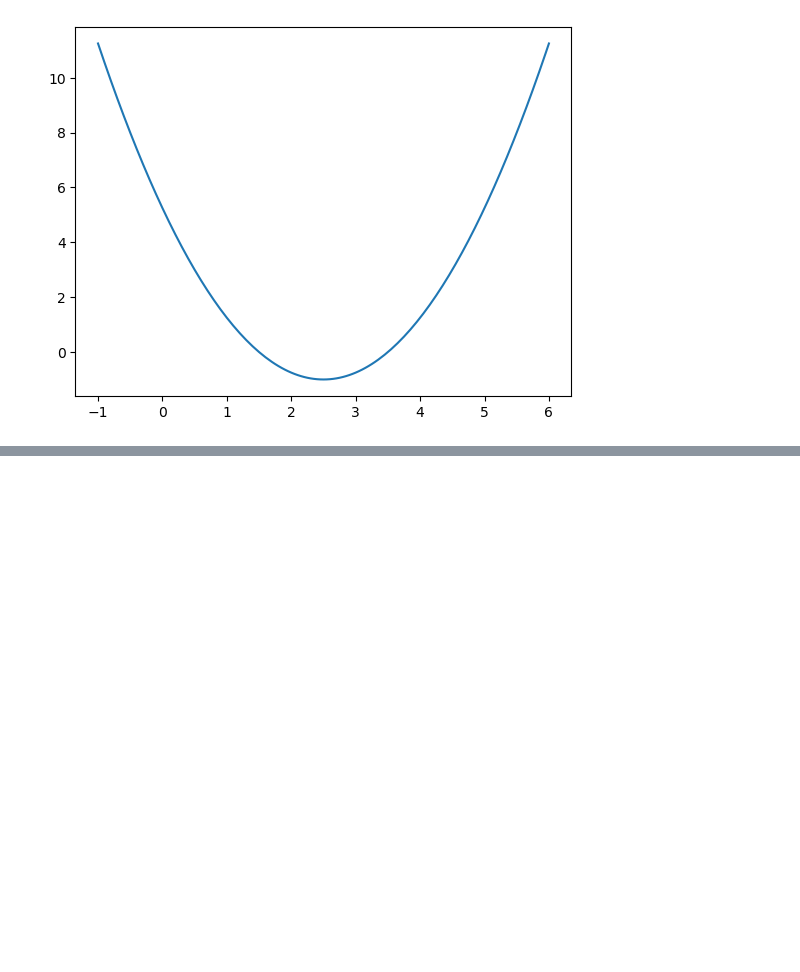
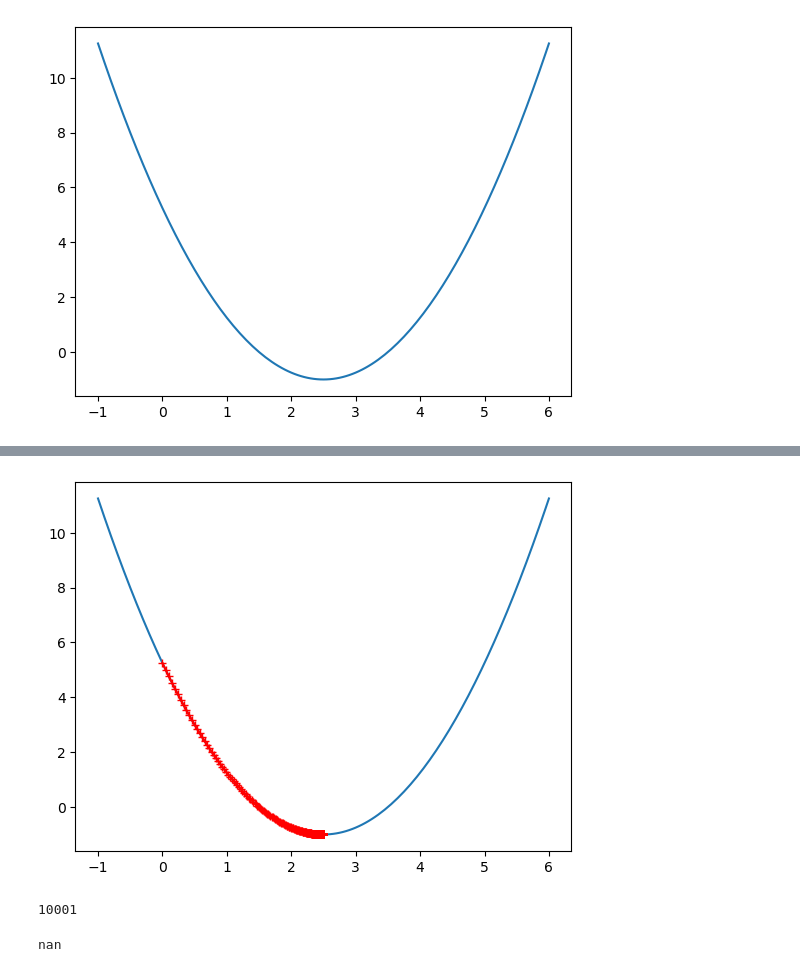
Before and after one commit to qfallen5858/ml, a Jupyter notebook: Gradient-Descent-Simulation.ipynb, the cells around one changed output, grey strips where cells are left out. Cells and saved outputs as stored; diff of their text form; code cells hidden in the pictures; blank space fills up the shorter version.

```diff
--- a/Gradient-Descent-Simulation.ipynb
+++ b/Gradient-Descent-Simulation.ipynb
@@ -56,0 +87,19 @@ SyntaxError: '(' was never closed (2310541448.py, line 14)
+# %%
+eta = 0.01
+theta_history = []
+gradient_descent(0. , eta)
+plot_theta_history()
+# %% [output]
+[figure, added]
+# %%
+eta = 1.1
+theta_history = []
+gradient_descent(0. , eta)
+len(theta_history)
+# plot_theta_history()
+# %% [output]
+10001
+# %%
+theta_history[-1]
+# %% [output]
+nan
```
Also changed, not shown: parts of 5 cells of this notebook, 5 other files.
